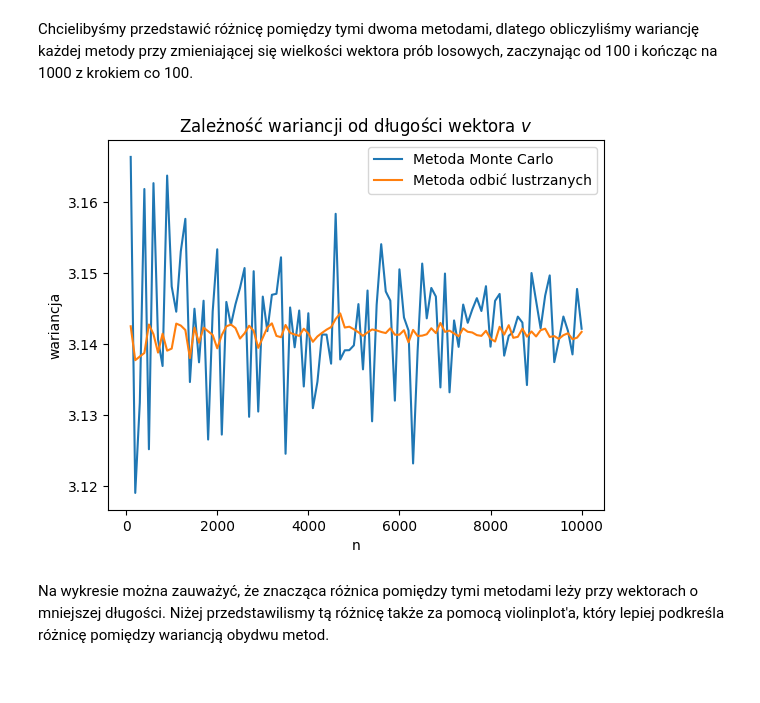
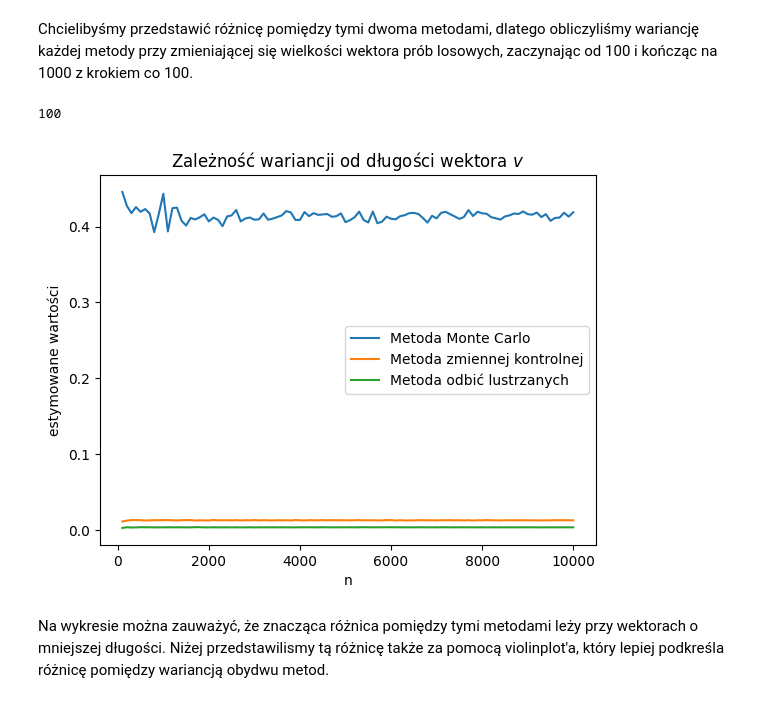
Before and after one commit to piotrczech/report-1-computer-simulations, a Jupyter notebook: main.ipynb, the cells around one changed output. Drawn from its saved outputs; the diff is of its cells as text; code cells hidden in the pictures.

Commit message:
feature: task3: added control variates method, task5: added empiric invert c

```diff
--- a/main.ipynb
+++ b/main.ipynb
@@ -655,0 +650,20 @@ def mirror(n):
+# %%
+def g(x):
+    """The control variate"""
+    return 1+x**2
+
+def control(n):
+    """
+    Calculates the integral using the Control variates method
+    """
+    tau = 4/3 #analityczny wynik całki / wartość oczekiwana g(U)
+
+    u = np.random.random(n)
+
+    probe_f = f(u)
+    probe_g = g(u)
+
+    covariance = np.cov(probe_f,probe_g)[0][1]
+
+    c = -1*covariance/np.var(probe_g)
+    return probe_f+c*(probe_g-tau)
@@ -657,22 +700,28 @@ def mirror(n):
 Chcielibyśmy przedstawić różnicę pomiędzy tymi dwoma metodami, dlatego obliczyliśmy wariancję każdej metody przy zmieniającej się wielkości wektora prób losowych, zaczynając od 100 i kończąc na 1000 z krokiem co 100.
 # %%
 sample_sizes = np.arange(1,101)*100
-errors1 = np.zeros(100)
-errors2 = np.zeros(100)
+print(sample_sizes[0])
+estims1=np.zeros(100)
+estims2=np.zeros(100)
+estims3=np.zeros(100)
+
 for i in range(100):
-    errors1[i] = integ(sample_sizes[i])
-    errors2[i] = mirror(sample_sizes[i])
+    estims1[i] = np.var(f(np.random.random(sample_sizes[i])))
+    estims2[i] = np.var(control(sample_sizes[i]))
+    estims3[i] = np.var(mirror(sample_sizes[i]))
 
 plot = plt.subplot()
-plt.plot(sample_sizes,errors1, label = "Metoda Monte Carlo")
-plt.plot(sample_sizes,errors2, label = "Metoda odbić lustrzanych")
+plt.plot(sample_sizes,estims1, label = "Metoda Monte Carlo")
+plt.plot(sample_sizes,estims2, label = "Metoda zmiennej kontrolnej")
+plt.plot(sample_sizes,estims3, label = "Metoda odbić lustrzanych")
 plot.set_xlabel("n")
-plot.set_ylabel("wariancja")
+plot.set_ylabel("estymowane wartości")
 plt.title("Zależność wariancji od długości wektora $v$")
 plt.legend()
 plt.show()
 # %% [output]
+100
-[figure, old version]
+[figure, new version]
 # %% [markdown]
 Na wykresie można zauważyć, że znacząca różnica pomiędzy tymi metodami leży przy wektorach o mniejszej długości. Niżej przedstawilismy tą różnicę także za pomocą violinplot'a, który lepiej podkreśla różnicę pomiędzy wariancją obydwu metod.
 # %%
```
Also changed, not shown: parts of 14 cells of this notebook.
